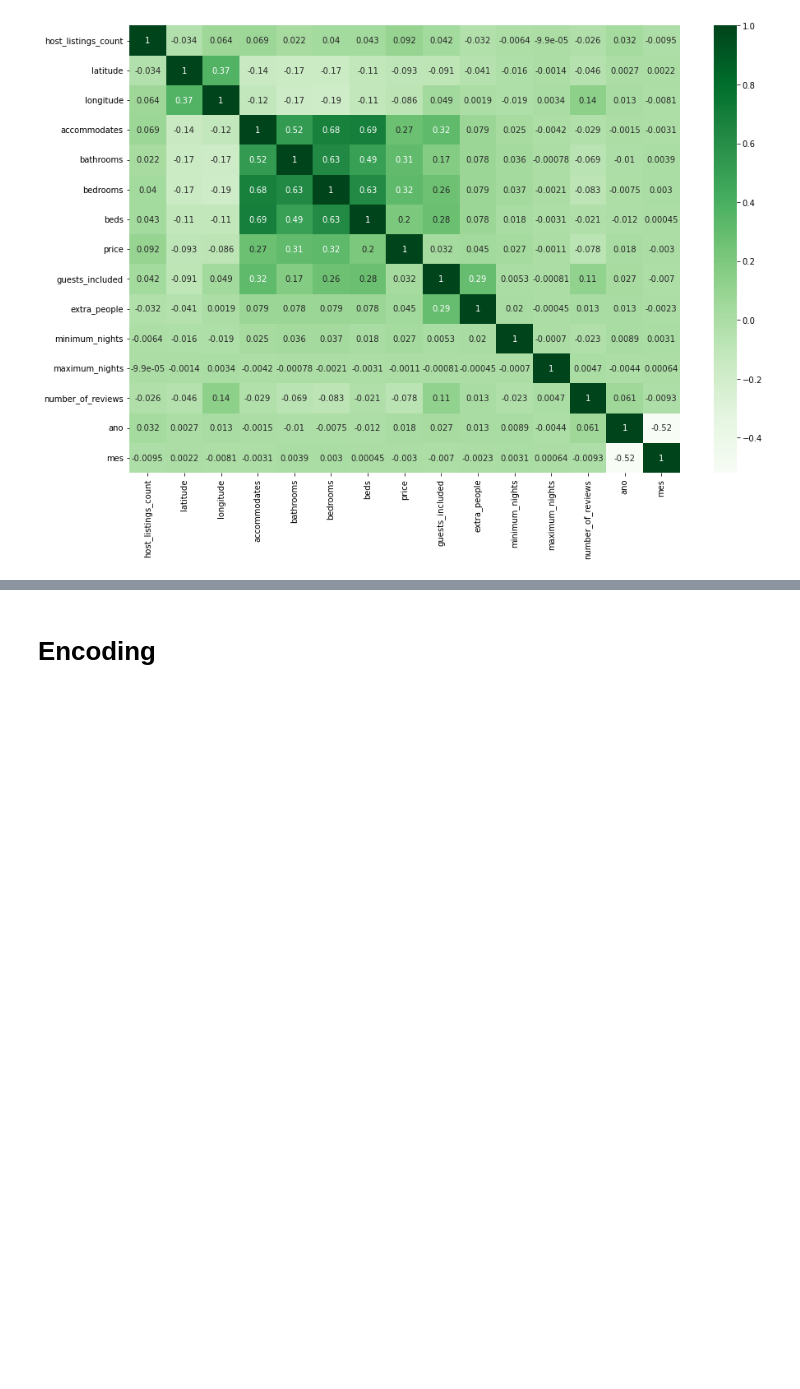
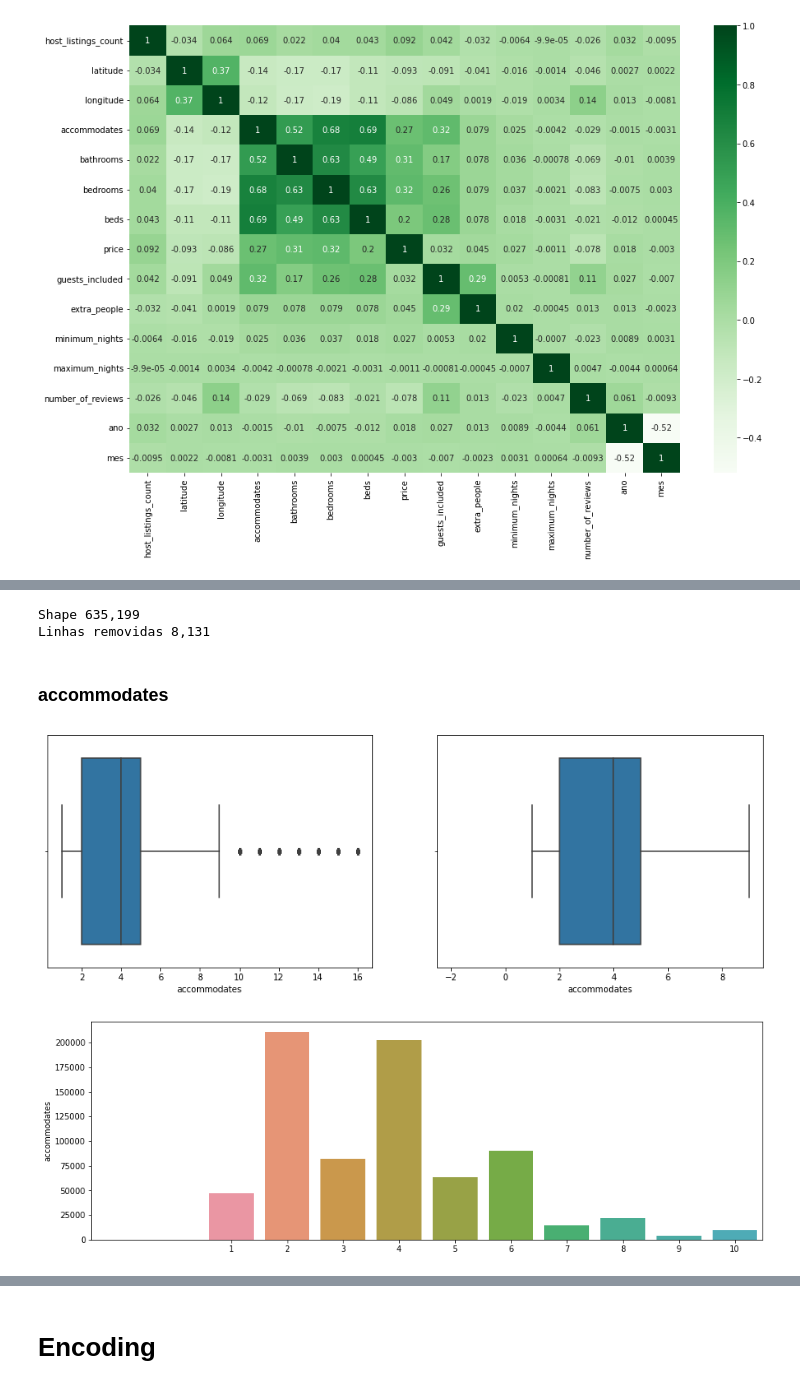
Before and after one commit to Carolinefcg/Python_Fundamentals, a Jupyter notebook: 3. Projeto DS - Airbnb Rio.ipynb, the cells around one changed output, grey strips where cells are left out. Cells and saved outputs as stored; diff of their text form; code cells hidden in the pictures; blank space fills up the shorter version.

```diff
--- a/3. Projeto DS - Airbnb Rio.ipynb
+++ b/3. Projeto DS - Airbnb Rio.ipynb
@@ -357,0 +438,14 @@ histogramas(base_airbnb['price'])
+# %%
+base_airbnb, v = excluir_outliers(base_airbnb, 'bathrooms')
+print('Shape {:,}\nLinhas removidas {:,}'.format(base_airbnb.shape[0], v))
+# %% [output]
+Shape 635,199
+Linhas removidas 8,131
+# %% [markdown]
+### accommodates
+# %%
+dois_boxplots(base_airbnb['accommodates'])
+grafico_barras(base_airbnb['accommodates'])
+# %% [output]
+[figure, added]
+[figure, added]
```
Also changed, not shown: parts of 64 cells of this notebook.
